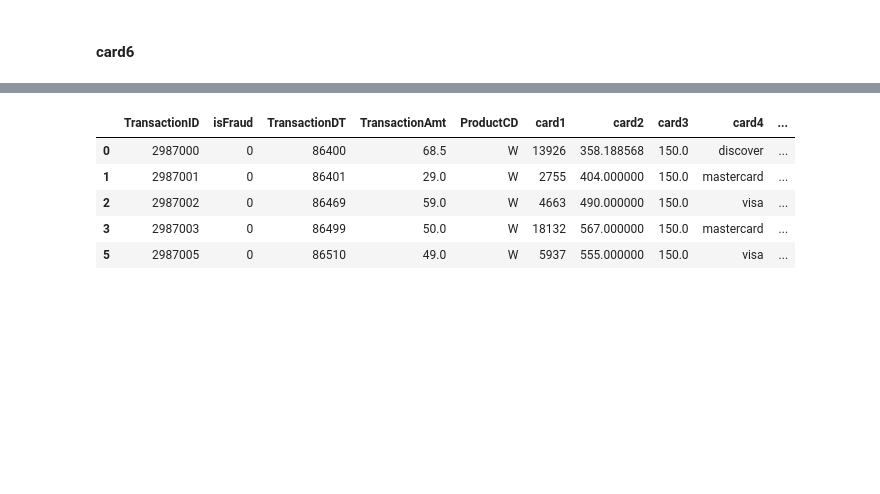
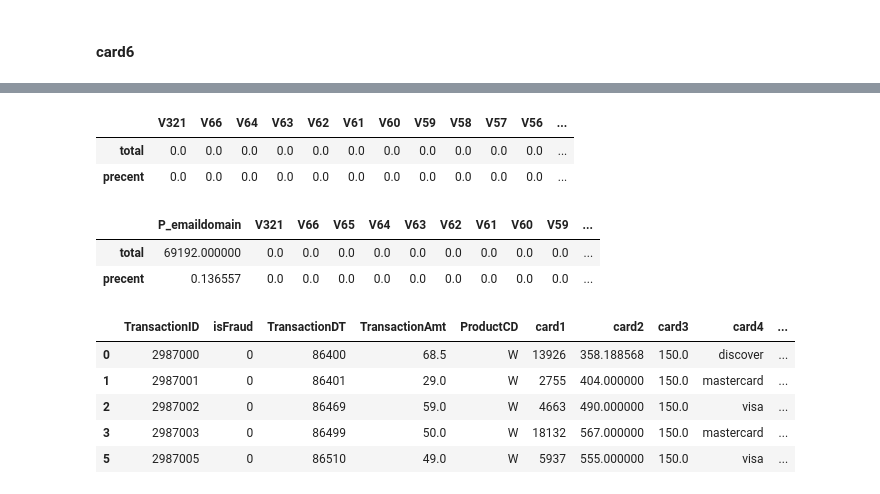
Before and after one commit to KickItLikeShika/cracking-kaggle-competitions, a Jupyter notebook: IEEE-CIS Fraud Detection/NewIEEE.ipynb, the cells around one changed output, grey strips where cells are left out. Cells and saved outputs as stored; diff of their text form; code cells hidden in the pictures; blank space fills up the shorter version.

```diff
--- a/IEEE-CIS Fraud Detection/NewIEEE.ipynb
+++ b/IEEE-CIS Fraud Detection/NewIEEE.ipynb
@@ -618,0 +677,5 @@ test['card5'] = test['card5'].fillna(train['card5'].mean())
+# %%
+testcols = test.columns
+for i in testcols:
+    if i[0] == 'C':
+        test[i] = test[i].fillna(0)
@@ -618,0 +759,6 @@ test['card5'] = test['card5'].fillna(train['card5'].mean())
+# %%
+train['D10'] = train['D10'].fillna(0)
+train['D1'] = train['D1'].fillna(0)
+test['D10'] = test['D10'].fillna(0)
+test['D1'] = test['D1'].fillna(0)
+test['D15'] = test['D15'].fillna(0)
@@ -619,3 +796,26 @@ test['card5'] = test['card5'].fillna(train['card5'].mean())
+# %%
+traincols = train.columns
+testcols = test.columns
+for i in traincols:
+    if i[0] == 'V':
+        train[i] = train[i].fillna(0)
+for i in testcols:
+    if i[0] == 'V':
+        test[i] = test[i].fillna(0)
+# %%
+missing_data_train = getnulls(train)
+missing_data_train.T
+# %% [output]
+|  | V321 | V66 | V64 | V63 | V62 | V61 | V60 | V59 | V58 | V57 | V56 | ... |
+| total | 0.0 | 0.0 | 0.0 | 0.0 | 0.0 | 0.0 | 0.0 | 0.0 | 0.0 | 0.0 | 0.0 | ... |
+| precent | 0.0 | 0.0 | 0.0 | 0.0 | 0.0 | 0.0 | 0.0 | 0.0 | 0.0 | 0.0 | 0.0 | ... |
+# %%
+missing_data_test = getnulls(test)
+missing_data_test.T
+# %% [output]
+|  | P_emaildomain | V321 | V66 | V65 | V64 | V63 | V62 | V61 | V60 | V59 | ... |
+| total | 69192.000000 | 0.0 | 0.0 | 0.0 | 0.0 | 0.0 | 0.0 | 0.0 | 0.0 | 0.0 | ... |
+| precent | 0.136557 | 0.0 | 0.0 | 0.0 | 0.0 | 0.0 | 0.0 | 0.0 | 0.0 | 0.0 | ... |
 # %%
 train.head()
 # %% [output]
```
Also changed, not shown: parts of 18 cells of this notebook.
